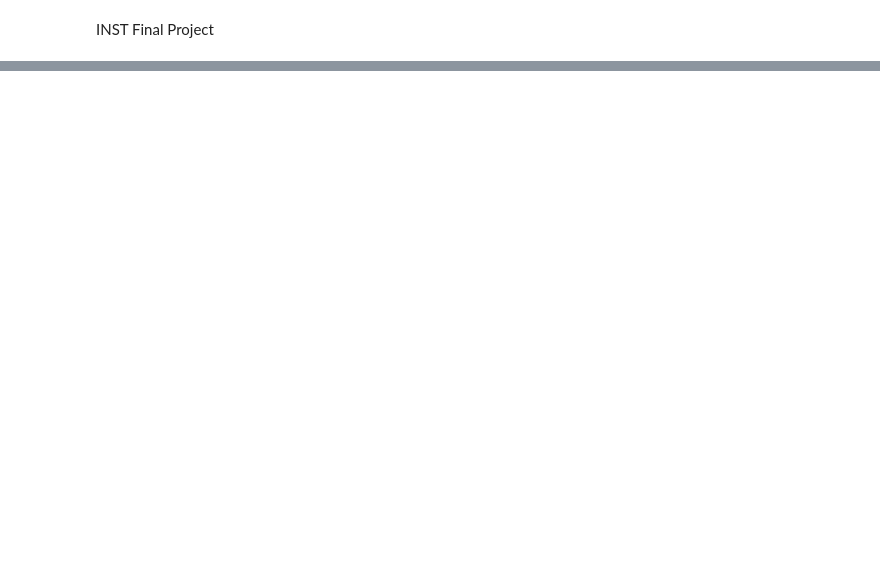
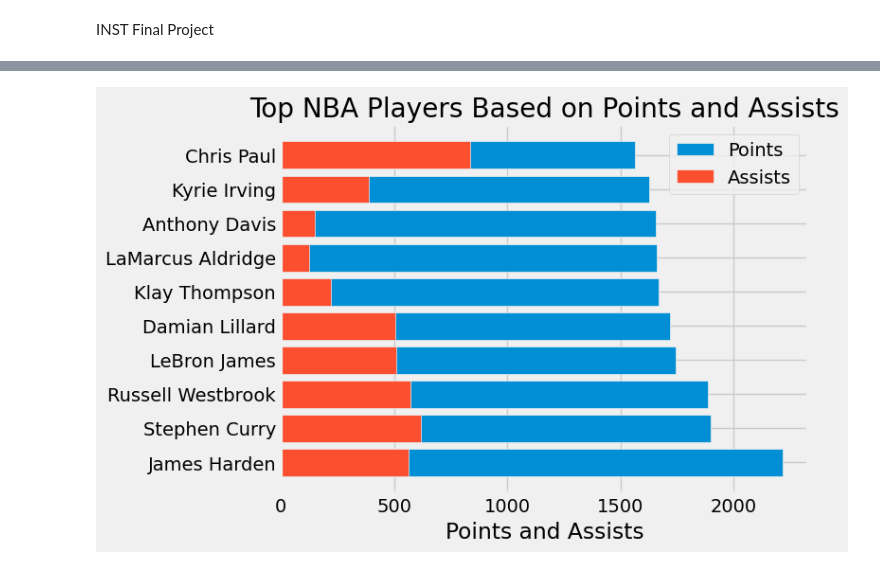
Before and after one commit to architgore/NBA-STATISTICS-DATASCIENCE, a Jupyter notebook: instfinalproject.ipynb, the cells around one changed output, grey strips where cells are left out. Cells and saved outputs as stored; diff of their text form; code cells hidden in the pictures; blank space fills up the shorter version.

```diff
--- a/instfinalproject.ipynb
+++ b/instfinalproject.ipynb
@@ -56,0 +146,15 @@ nba_data.hist('Value', bins = 10, range = make_array(0,0.0015))
+# %%
+df = pd.read_csv('/content/sample_data/player_data.csv')
+cols = ['Team', 'Points', 'Rebounds', 'Assists']
+
+# Group the data by team and calculate the total points, rebounds, and assists for each team
+grouped_df = df[cols].groupby(['Team']).sum()
+
+# Create a stacked bar chart of the total points, rebounds, and assists for each team
+grouped_df.plot(kind='bar', stacked=True)
+plt.title('Total Points, Rebounds, and Assists by Team')
+plt.xlabel('Team')
+plt.ylabel('Total')
+plt.show()
+
+#This visualization can help us compare the offensive and defensive performance of different teams in the league, and identify which teams have the strongest overall performance. We can also see how the points, rebounds, and assists are distributed among the different teams, and if there are any teams that excel in one category over the others.
@@ -56,0 +163,17 @@ nba_data.hist('Value', bins = 10, range = make_array(0,0.0015))
+# %%
+cols = ['Name', 'Points', 'Assists']
+df = df[cols].sort_values(by=['Points', 'Assists'], ascending=False)
+
+# Select the top 10 players based on points and assists
+top_players = df.head(10)
+
+# Create a horizontal bar chart to visualize the top players based on points and assists
+fig, ax = plt.subplots()
+ax.barh(top_players['Name'], top_players['Points'], label='Points')
+ax.barh(top_players['Name'], top_players['Assists'], label='Assists')
+ax.set_xlabel('Points and Assists')
+ax.set_title('Top NBA Players Based on Points and Assists')
+ax.legend()
+plt.show()
+# %% [output]
+[figure, added]
```
Also changed, not shown: parts of 18 cells of this notebook.
